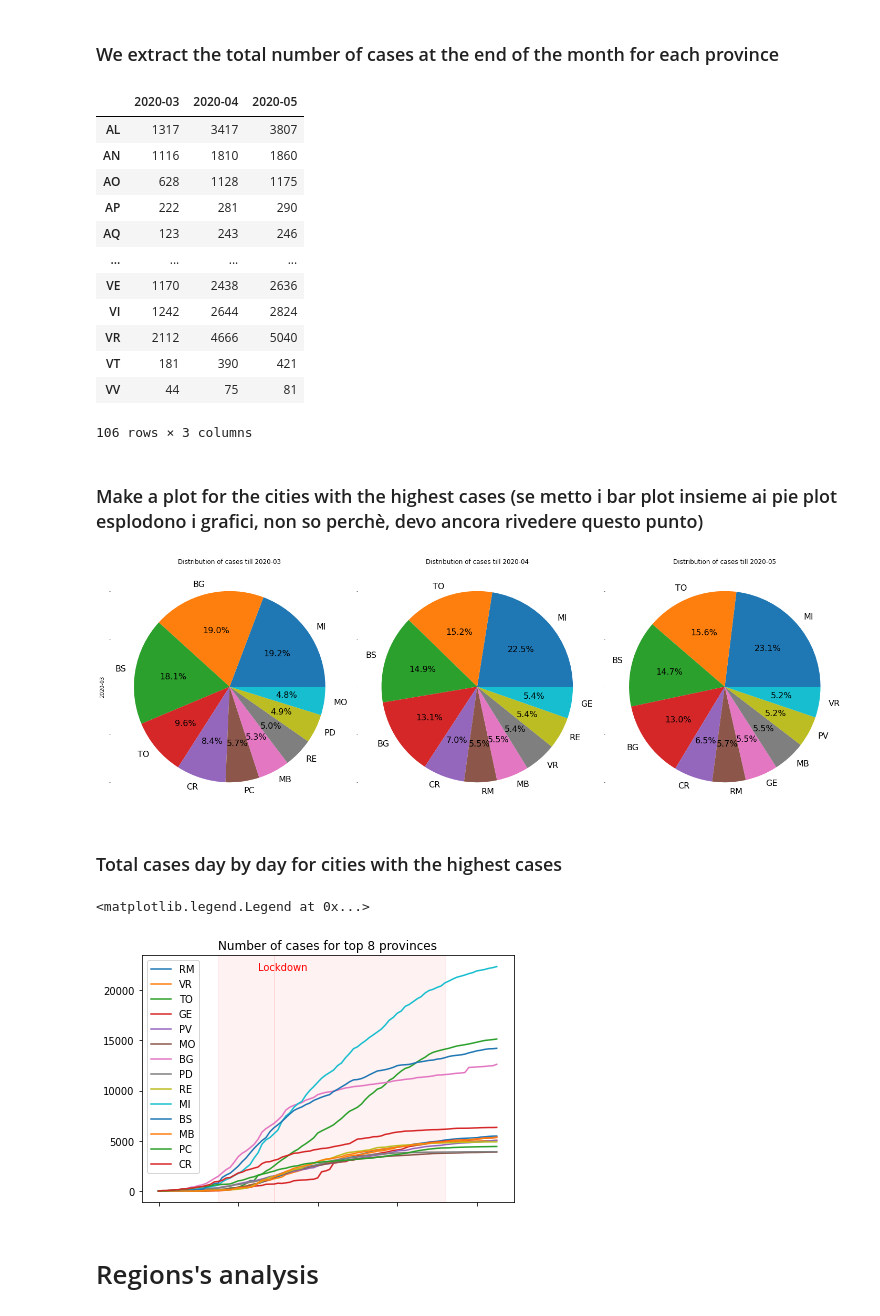
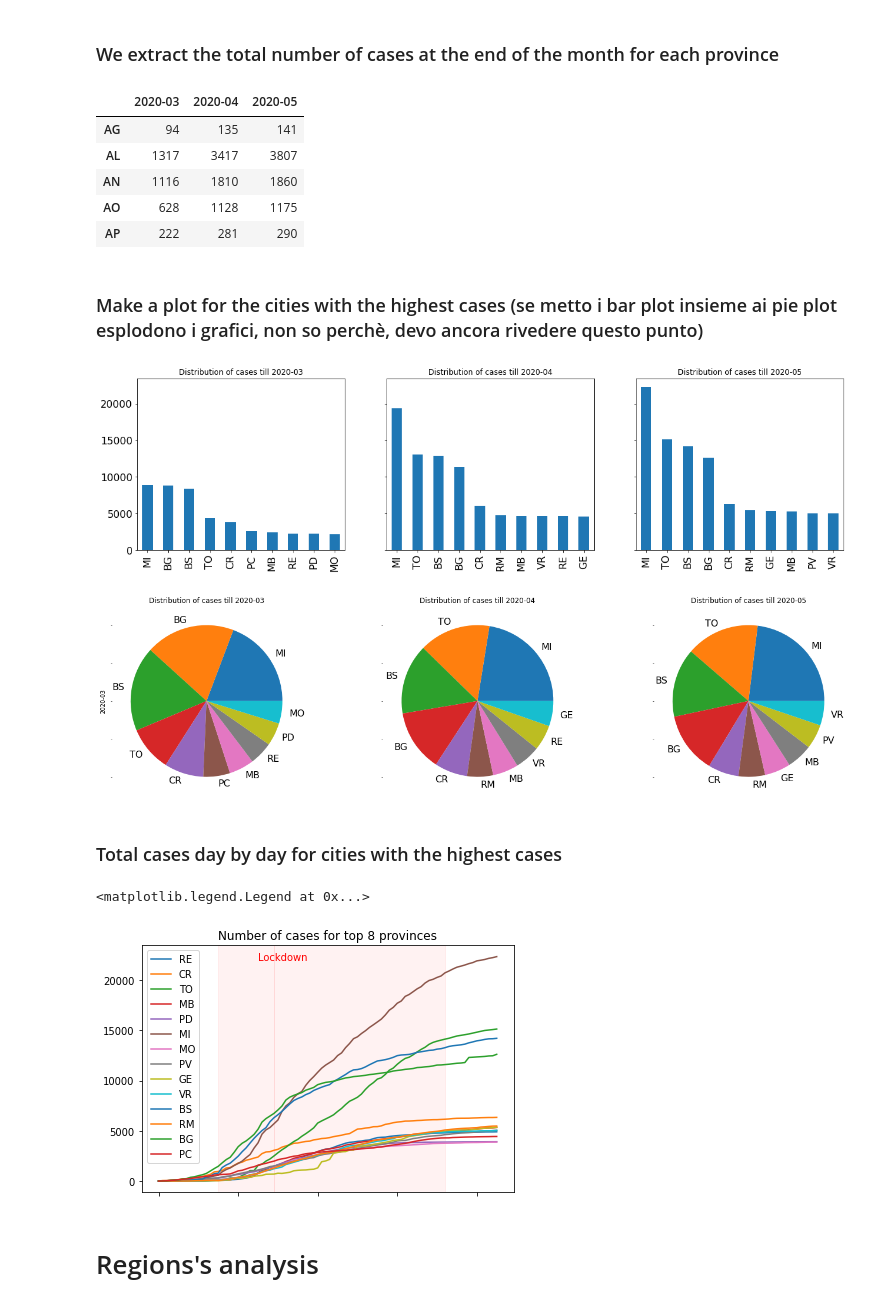
Before and after one commit to ClaudiaRaffaelli/COVID-19-analysis, a Jupyter notebook: covid-19_pandas_analysis_abdy.ipynb, the cells around one changed output. Cells and saved outputs as stored; diff of their text form; code cells hidden in the pictures.

```diff
--- a/covid-19_pandas_analysis_abdy.ipynb
+++ b/covid-19_pandas_analysis_abdy.ipynb
@@ -69,7 +76,7 @@ density_data.head()
 # %%
 days_df = []
 days = density_data.index.unique(level=1)
-days = list( days[i] for i in [0, len(days)//(19), len(days)-1] ) # Select 3 different days
+days = list( days[i] for i in [0, len(days)//(20), len(days)//(5), len(days)-1] ) # Select 3 different days
 for i, day in enumerate(range(len(days))):
     interested_rows = []
     for sigla_pv in density_data.index.unique(level=0):
@@ -93,19 +100,20 @@ total_cases_df.head()
 from matplotlib.colors import LinearSegmentedColormap
 
 grid_size = (1,len(days))
-fig, axes = plt.subplots(nrows=grid_size[0], ncols=grid_size[1], figsize=(17,6))
+fig, axes = plt.subplots(nrows=grid_size[0], ncols=grid_size[1], figsize=(20,6))
 x = total_cases_df.index.unique(level=2) # longitude
 y = total_cases_df.index.unique(level=1) # latitude
 for i,day in enumerate(days):
     z = total_cases_df['Total_cases'][day]
     axes[i].set_facecolor('black')
-    im = axes[i].hexbin(x,y, C=z, bins='log', edgecolors=None, cmap='plasma')
+    im = axes[i].hexbin(x,y, C=z, bins='log', edgecolors=None, cmap='plasma', vmin=1., vmax=20000)
     axes[i].set_title(day)
     axes[i].set_xlabel("long")
 
 # Color bar
 fig.subplots_adjust(right=0.7)
 cbar_ax = fig.add_axes([0.75, 0.15, 0.01, 0.7])
+cbar_ax.set_title('Number of cases')
 fig.colorbar(im, cax=cbar_ax)
 
 
@@ -130,11 +138,10 @@ plt.xticks([])
 plt.yticks([])
 
 y_hist = fig.add_subplot(grid[:, 0], xticklabels=[])
-main_ax = fig.add_subplot(grid[:, 1:], sharey=y_hist, sharex=x_hist)
+main_ax = fig.add_subplot(grid[:, 1:], sharey=y_hist)
 # scatter points on the main axes
 main_ax.plot(x, y, 'ok', markersize=3, alpha=0.8)
-#main_ax.set_yticklabels([])
 # histogram on the attached axes
-y_hist.hist(y, 50, histtype='stepfilled', orientation='horizontal', color='gray')
+y_hist.hist(y, 90, histtype='stepfilled', orientation='horizontal', color='gray')
 y_hist.invert_xaxis()
 # %% [output]
@@ -158,50 +165,45 @@ for province in provinces:
 # Create the DataFrame using the Series defined in the for loop
 cpm = pd.DataFrame(cases_per_month)
 cpm = cpm.T # For a better view
-cpm = cpm.drop(cpm.index[0]) # Drop data without 'denominazione_provincia' info
+#cpm = cpm.drop(cpm.index[0]) # Drop data without 'denominazione_provincia' info
 cpm.columns = [i[0:7] for i in cpm.columns] # Rename the columns dropping away the year
 cpm = cpm.drop(columns=['2020-02'])
-cpm
+cpm.head()
 # %% [output]
 |  | 2020-03 | 2020-04 | 2020-05 |
+| AG | 94 | 135 | 141 |
 | AL | 1317 | 3417 | 3807 |
 | AN | 1116 | 1810 | 1860 |
 | AO | 628 | 1128 | 1175 |
 | AP | 222 | 281 | 290 |
-| AQ | 123 | 243 | 246 |
-| ... | ... | ... | ... |
-| VE | 1170 | 2438 | 2636 |
-| VI | 1242 | 2644 | 2824 |
-| VR | 2112 | 4666 | 5040 |
-| VT | 181 | 390 | 421 |
-| VV | 44 | 75 | 81 |
-106 rows × 3 columns
 # %% [markdown]
 ### Make a plot for the cities with the highest cases (se metto i bar plot insieme ai pie plot esplodono i grafici, non so perchè, devo ancora rivedere questo punto)
 # %%
 grid_size = (1,3) # For the 4 month considered
 colors = ['g', 'r', 'b', 'y']
-fig, axes = plt.subplots(nrows=grid_size[0], ncols=grid_size[1], sharey=True, figsize=(20,20))
-cities_with_worst_cases = [] # Store the name of the cities with the worst cases
 
-month = 0
-w_cases_pm = [] # worst cases per month -> it will be used for the 'Total number of cases' plot
-for i in range(grid_size[0]):
-    for j in range(grid_size[1]):
-        # Cities twith the worst cases in the current month
-        worst_cases = cpm.nlargest(10, cpm.columns[month])[cpm.columns[month]] # Top 10
-        w_cases_pm.append(worst_cases)
-        worst_cases.plot(ax=axes[month], kind="pie",
-                         autopct='%1.1f%%',
-                         legend=False,
-                         fontsize=16)
-        axes[month].set_title('Distribution of cases till '+cpm.columns[month])
-        cities_with_worst_cases.append(worst_cases)
-        month += 1
+for plot_type in ['bar', 'pie']:
+    fig, axes = plt.subplots(nrows=grid_size[0], ncols=grid_size[1], sharey=True, figsize=(20,5))
+    cities_with_worst_cases = [] # Store the name of the cities with the worst cases
+
+    month = 0
+    w_cases_pm = [] # worst cases per month -> it will be used for the 'Total number of cases' plot
+    for i in range(grid_size[0]):
+        for j in range(grid_size[1]):
+            # Cities twith the worst cases in the current month
+            worst_cases = cpm.nlargest(10, cpm.columns[month])[cpm.columns[month]] # Top 10
+            w_cases_pm.append(worst_cases)
+            worst_cases.plot(ax=axes[month], kind=plot_type,
+                             legend=False,
+                             fontsize=16)
+            axes[month].set_title('Distribution of cases till '+cpm.columns[month])
+            cities_with_worst_cases.append(worst_cases)
+            month += 1
 
 fig.tight_layout()
 # %% [output]
-[figure, old version]
+[figure, new version]
+[figure, added]
 # %% [markdown]
 ### Total cases day by day for cities with the highest cases
 # %%
@@ -223,7 +225,7 @@ plt.tight_layout()
 plt.legend()
 # %% [output]
 <matplotlib.legend.Legend at 0x...>
-[figure, old version]
+[figure, new version]
 # %% [markdown]
 # Regions's analysis
 # %% [markdown]
```
Also changed, not shown: parts of 14 cells of this notebook.
